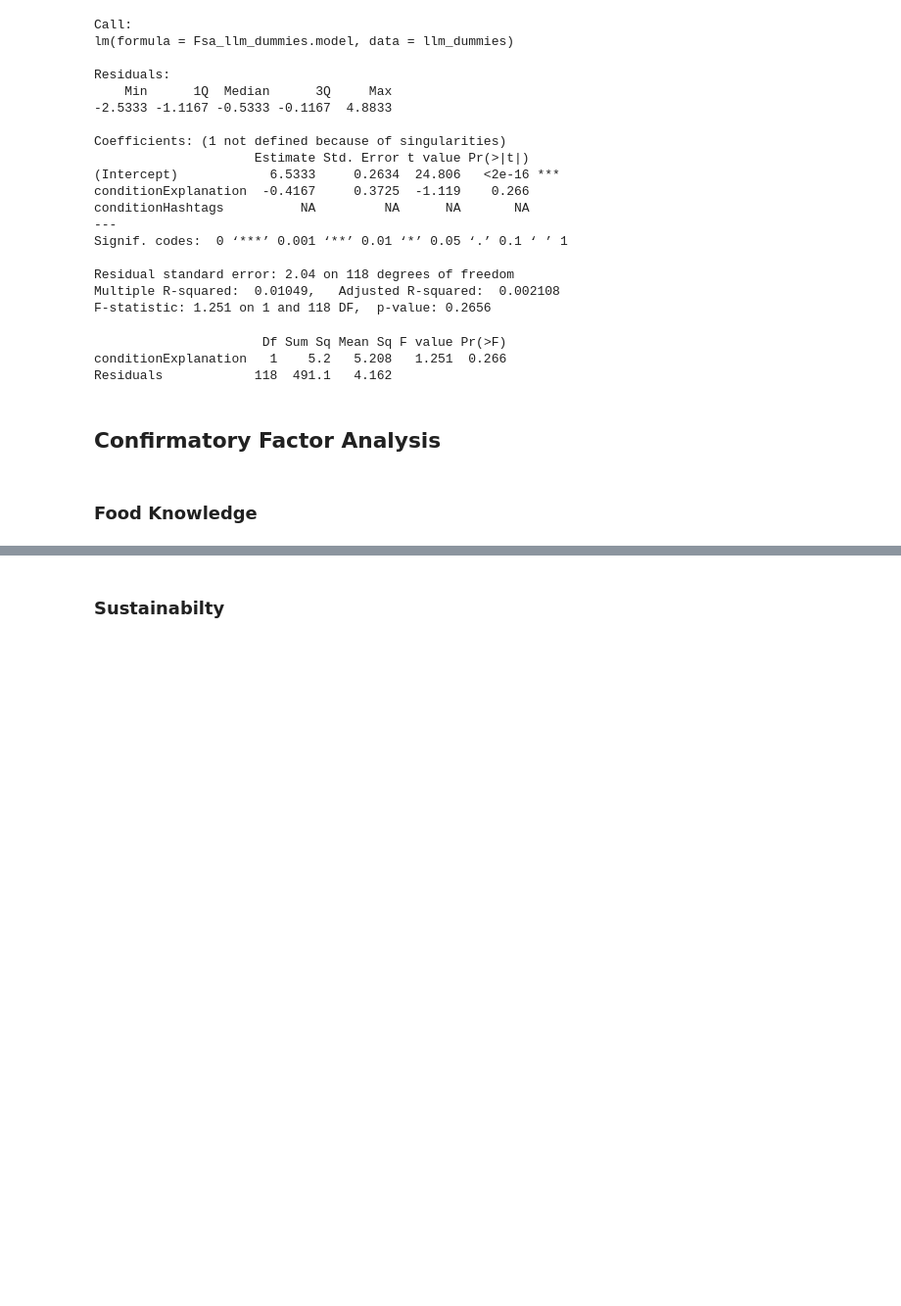
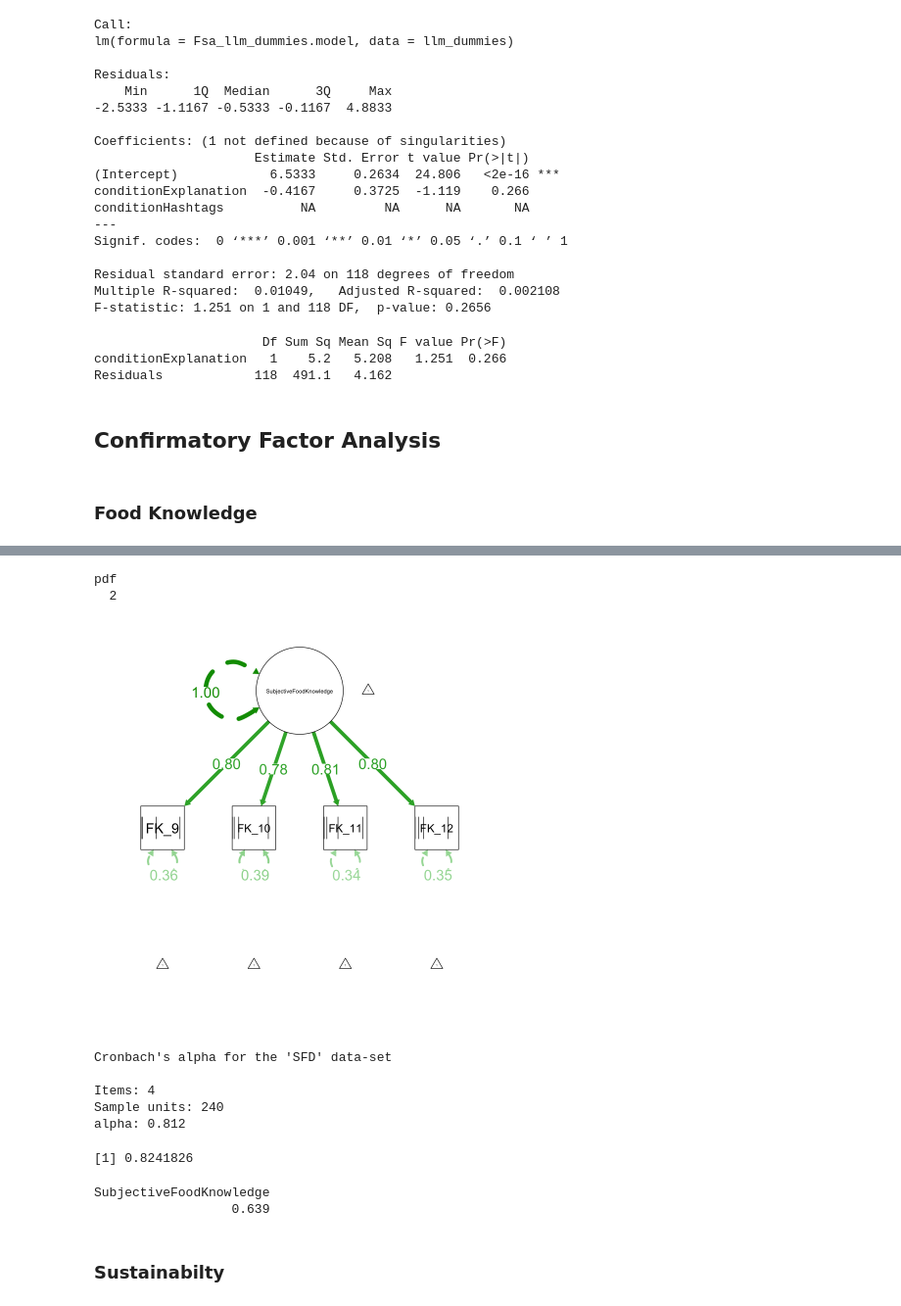
Before and after one commit to ayoubGL/UMAP_25_LLMS_Hash, a Jupyter notebook: Data_Analysis/DA_Umap25_R.ipynb, the cells around one changed output, grey strips where cells are left out. Shown at 98% size. Drawn from its saved outputs; the diff is of its cells as text; code cells hidden in the pictures; blank space fills up the shorter version.

```diff
--- a/Data_Analysis/DA_Umap25_R.ipynb
+++ b/Data_Analysis/DA_Umap25_R.ipynb
@@ -281,5 +281,11 @@ conditionExplanation   1    5.2   5.208   1.251  0.266
 Residuals            118  491.1   4.162
 # %% [markdown]
 ## Confirmatory Factor Analysis
+# %%
+cfa_df = read.csv('./cnd_csv/cfa_DF.csv')
 # %% [markdown]
 ### Food Knowledge
+# %%
+SFD.model <- 'SubjectiveFoodKnowledge =~ FK_9 + FK_10 + FK_11 + FK_12'
+SFD.fit <- cfa(SFD.model, data = cfa_df, mimic=c('Mplus'), std.lv = TRUE, ordered = TRUE)
+print(summary(SFD.fit, fit.measures = T, standardized=T))
@@ -286,2 +324,37 @@ Residuals            118  491.1   4.162
+# %%
+semPaths(SFD.fit, what = "std", residuals = TRUE, nCharNodes = 0,
+ sizeMan = 10, sizeLat = 20,
+   edge.label.cex = 1.5, legend = FALSE)
+# ggsave("./Fig/CFA_KB.png", dpi=300)
+dev.print(pdf, './fig/sfd_fca.pdf')
+# %% [output]
+pdf
+  2
+[figure, added]
+# %%
+### Cronbach Alpha
+SFD = cfa_df[, c('FK_9','FK_10','FK_11','FK_12')]
+sfd_alpha=cronbach.alpha(SFD)
+sfd_alpha
+# %% [output]
+Cronbach's alpha for the 'SFD' data-set
+
+Items: 4
+Sample units: 240
+alpha: 0.812
+# %%
+# Calculate average inter-item correlation
+avg_r <- sfd_alpha$alpha * (1 + (4 - 1)) / (4 - 1)
+
+# Approximate AVE
+ave <- (sfd_alpha$alpha * avg_r) / (sfd_alpha$alpha * avg_r + (1 - sfd_alpha$alpha))
+ave
+# %% [output]
+[1] 0.8241826
+# %%
+AVE(SFD.fit, obs.var = FALSE)
+# %% [output]
+SubjectiveFoodKnowledge
+                  0.639
 # %% [markdown]
 ### Sustainabilty
```
Also changed, not shown: parts of 39 cells of this notebook, 21 other files.
